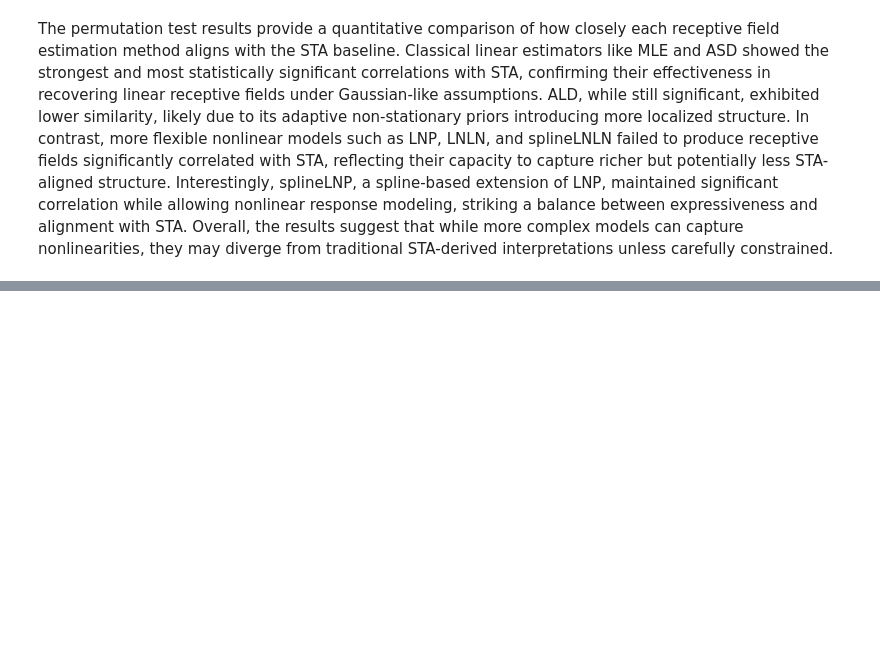
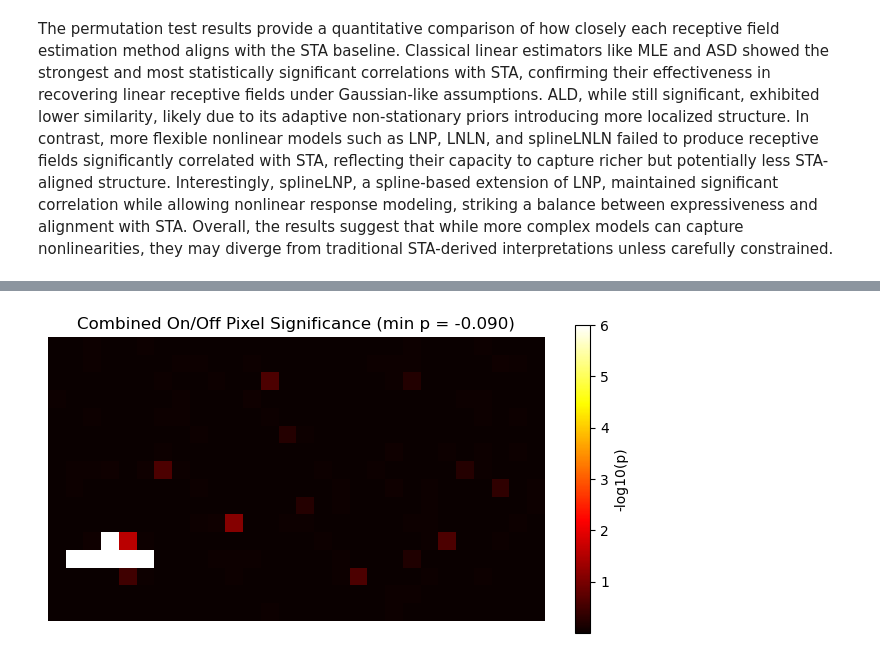
Before and after one commit to luciaganton/Neural-Data-Science, a Jupyter notebook: practical02_final_version.ipynb, the cells around one changed output, grey strips where cells are left out. Cells and saved outputs as stored; diff of their text form; code cells hidden in the pictures; blank space fills up the shorter version.

```diff
--- a/practical02_final_version.ipynb
+++ b/practical02_final_version.ipynb
@@ -2086,0 +2163,22 @@ The permutation test results provide a quantitative comparison of how closely ea
+# %%
+# Build stimulus sequence and design matrices for analysis
+stim_frames = stim_table['frame'].values.astype(int)        # indices of stimulus frames presented
+stim_sequence = stim[stim_frames]                           # stimulus images for each trial (shape: trials x 16 x 28)
+on_mask = (stim_sequence > 127)   # True where pixel was white (ON stimulus) on each trial
+off_mask = (stim_sequence < 127)  # True where pixel was black (OFF stimulus) on each trial
+
+num_trials = len(stim_table)
+num_pixels = on_mask.shape[1] * on_mask.shape[2]  # e.g., 16*28 = 448 pixel positions
+# Flatten spatial dimensions for matrix operations (trials x pixels)
+flat_on = on_mask.reshape(num_trials, num_pixels).astype(float)
+flat_off = off_mask.reshape(num_trials, num_pixels).astype(float)
+
+# Compute response-triggered stimulus (RTS) field: count of events when each pixel was stimulated
+event_vector_float = event_vector.astype(float)  # convert boolean events to 0/1
+# Sum of events for each pixel when ON or OFF (dot product between trials and event occurrences)
+rts_on_flat = event_vector_float @ flat_on   # array of length num_pixels
+rts_off_flat = event_vector_float @ flat_off
+# Reshape back to spatial map (same shape as stimulus frames, e.g., 16x28)
+rts_on = rts_on_flat.reshape(stim_sequence.shape[1], stim_sequence.shape[2])
+rts_off = rts_off_flat.reshape(stim_sequence.shape[1], stim_sequence.shape[2])
+print("RTS on-field shape:", rts_on.shape, " RTS off-field shape:", rts_off.shape)
@@ -2086,0 +2317,19 @@ The permutation test results provide a quantitative comparison of how closely ea
+# %%
+import matplotlib.pyplot as plt
+
+# Combine ON/OFF corrected p-values: use the more significant (min) at each pixel location
+pvals_on_map = pvals_corrected[:num_pixels].reshape(rts_on.shape)
+pvals_off_map = pvals_corrected[num_pixels:].reshape(rts_off.shape)
+combined_min_p = np.minimum(pvals_on_map, pvals_off_map)
+# Compute -log10 p for visualization (cap minimum to avoid infinity)
+chi_map = -np.log10(np.clip(combined_min_p, 1e-6, 1.0))
+min_p = combined_min_p.min()
+
+plt.figure(figsize=(8, 4))
+plt.imshow(chi_map, cmap='hot')
+plt.colorbar(label='-log10(p)')
+plt.title(f"Combined On/Off Pixel Significance (min p = {min_p:.3f})")
+plt.axis('off')
+plt.show()
+# %% [output]
+[figure, added]
```
Also changed, not shown: parts of 22 cells of this notebook.
